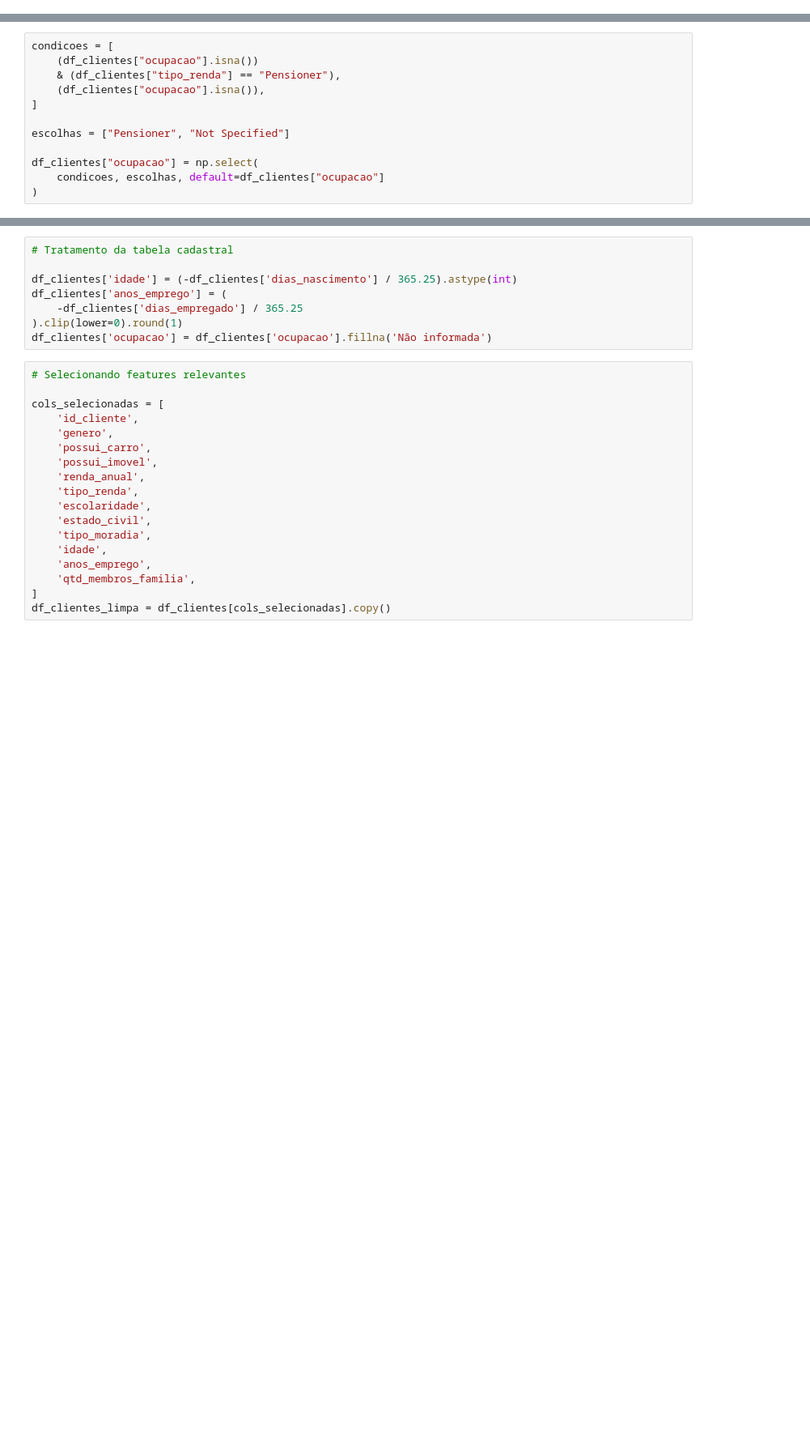
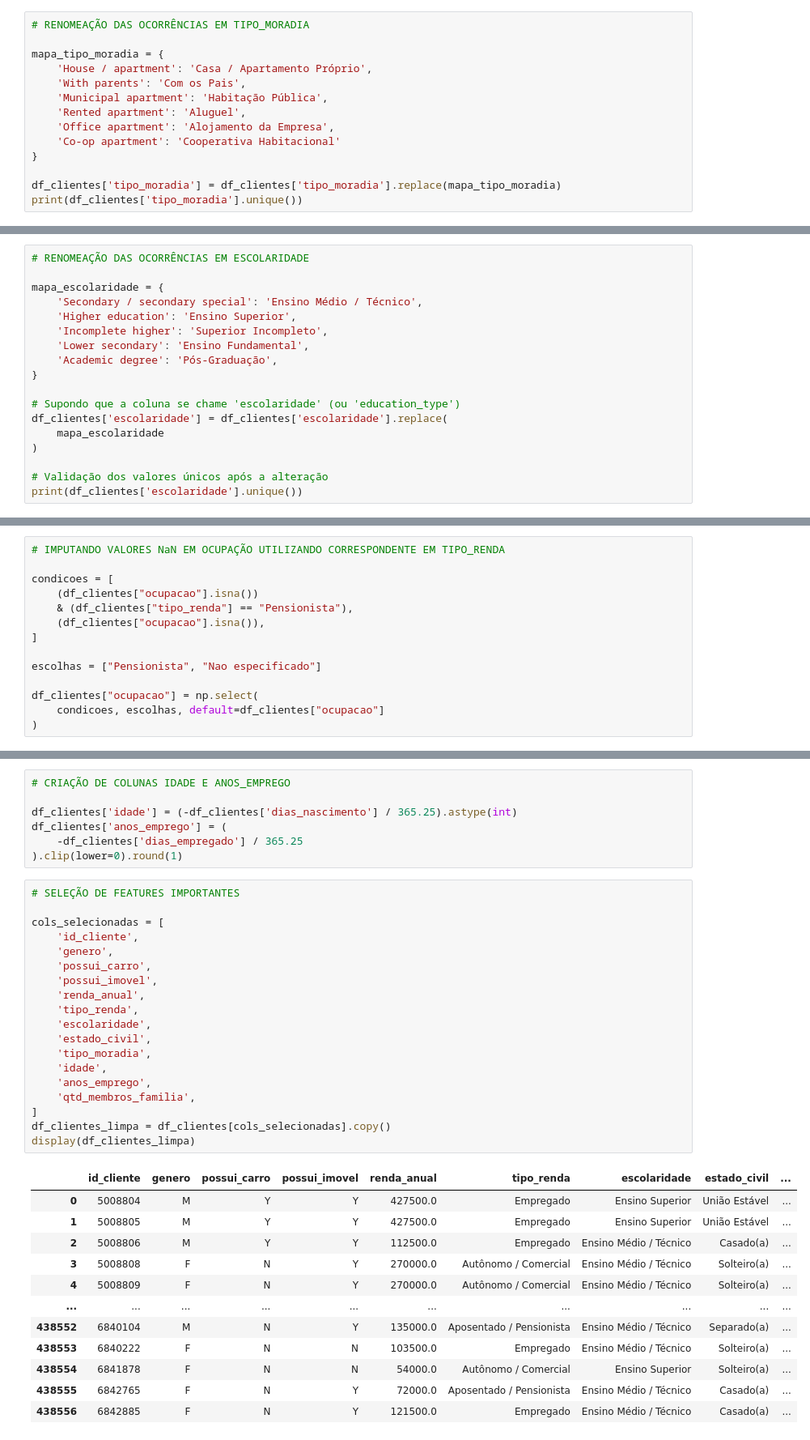
Before and after one commit to edu-roquette/projeto-eda, a Jupyter notebook: notebooks/analise.ipynb, the cells around one changed output, grey strips where cells are left out. Shown at 81% size. Drawn from its saved outputs; the diff is of its cells as text; blank space fills up the shorter version.

```diff
--- a/notebooks/analise.ipynb
+++ b/notebooks/analise.ipynb
@@ -58,0 +252,14 @@ print(df_clientes['ocupacao'].unique())
+# %%
+# RENOMEAÇÃO DAS OCORRÊNCIAS EM TIPO_MORADIA
+
+mapa_tipo_moradia = {
+    'House / apartment': 'Casa / Apartamento Próprio',
+    'With parents': 'Com os Pais',
+    'Municipal apartment': 'Habitação Pública',
+    'Rented apartment': 'Aluguel',
+    'Office apartment': 'Alojamento da Empresa',
+    'Co-op apartment': 'Cooperativa Habitacional'
+}
+
+df_clientes['tipo_moradia'] = df_clientes['tipo_moradia'].replace(mapa_tipo_moradia)
+print(df_clientes['tipo_moradia'].unique())
@@ -58,0 +275,18 @@ print(df_clientes['ocupacao'].unique())
+# %%
+# RENOMEAÇÃO DAS OCORRÊNCIAS EM ESCOLARIDADE
+
+mapa_escolaridade = {
+    'Secondary / secondary special': 'Ensino Médio / Técnico',
+    'Higher education': 'Ensino Superior',
+    'Incomplete higher': 'Superior Incompleto',
+    'Lower secondary': 'Ensino Fundamental',
+    'Academic degree': 'Pós-Graduação',
+}
+
+# Supondo que a coluna se chame 'escolaridade' (ou 'education_type')
+df_clientes['escolaridade'] = df_clientes['escolaridade'].replace(
+    mapa_escolaridade
+)
+
+# Validação dos valores únicos após a alteração
+print(df_clientes['escolaridade'].unique())
@@ -61,11 +310,13 @@ print(df_clientes[df_clientes['ocupacao'].isna()]['tipo_renda'].value_counts())
 # %%
+# IMPUTANDO VALORES NaN EM OCUPAÇÃO UTILIZANDO CORRESPONDENTE EM TIPO_RENDA
+
 condicoes = [
     (df_clientes["ocupacao"].isna())
-    & (df_clientes["tipo_renda"] == "Pensioner"),
+    & (df_clientes["tipo_renda"] == "Pensionista"),
     (df_clientes["ocupacao"].isna()),
 ]
 
-escolhas = ["Pensioner", "Not Specified"]
+escolhas = ["Pensionista", "Nao especificado"]
 
 df_clientes["ocupacao"] = np.select(
     condicoes, escolhas, default=df_clientes["ocupacao"]
@@ -97,28 +351,41 @@ df_credito['STATUS_PAGAMENTO'].unique()
 # 5 | 150+ dias de atraso ou dívida baixada/prejuízo
 # ==============================================================================
 # %%
-# Tratamento da tabela cadastral
+# CRIAÇÃO DE COLUNAS IDADE E ANOS_EMPREGO
 
 df_clientes['idade'] = (-df_clientes['dias_nascimento'] / 365.25).astype(int)
 df_clientes['anos_emprego'] = (
     -df_clientes['dias_empregado'] / 365.25
 ).clip(lower=0).round(1)
-df_clientes['ocupacao'] = df_clientes['ocupacao'].fillna('Não informada')
 # %%
-# Selecionando features relevantes
+# SELEÇÃO DE FEATURES IMPORTANTES
 
 cols_selecionadas = [
     'id_cliente',
     'genero',
     'possui_carro',
     'possui_imovel',
     'renda_anual',
     'tipo_renda',
     'escolaridade',
     'estado_civil',
     'tipo_moradia',
     'idade',
     'anos_emprego',
     'qtd_membros_familia',
 ]
 df_clientes_limpa = df_clientes[cols_selecionadas].copy()
+display(df_clientes_limpa)
+# %% [output]
+|  | id_cliente | genero | possui_carro | possui_imovel | renda_anual | tipo_renda | escolaridade | estado_civil | ... |
+| 0 | 5008804 | M | Y | Y | 427500.0 | Empregado | Ensino Superior | União Estável | ... |
+| 1 | 5008805 | M | Y | Y | 427500.0 | Empregado | Ensino Superior | União Estável | ... |
+| 2 | 5008806 | M | Y | Y | 112500.0 | Empregado | Ensino Médio / Técnico | Casado(a) | ... |
+| 3 | 5008808 | F | N | Y | 270000.0 | Autônomo / Comercial | Ensino Médio / Técnico | Solteiro(a) | ... |
+| 4 | 5008809 | F | N | Y | 270000.0 | Autônomo / Comercial | Ensino Médio / Técnico | Solteiro(a) | ... |
+| ... | ... | ... | ... | ... | ... | ... | ... | ... | ... |
+| 438552 | 6840104 | M | N | Y | 135000.0 | Aposentado / Pensionista | Ensino Médio / Técnico | Separado(a) | ... |
+| 438553 | 6840222 | F | N | N | 103500.0 | Empregado | Ensino Médio / Técnico | Solteiro(a) | ... |
+| 438554 | 6841878 | F | N | N | 54000.0 | Autônomo / Comercial | Ensino Superior | Solteiro(a) | ... |
+| 438555 | 6842765 | F | N | Y | 72000.0 | Aposentado / Pensionista | Ensino Médio / Técnico | Casado(a) | ... |
+| 438556 | 6842885 | F | N | Y | 121500.0 | Empregado | Ensino Médio / Técnico | Casado(a) | ... |
```
Also changed, not shown: parts of 35 cells of this notebook.
